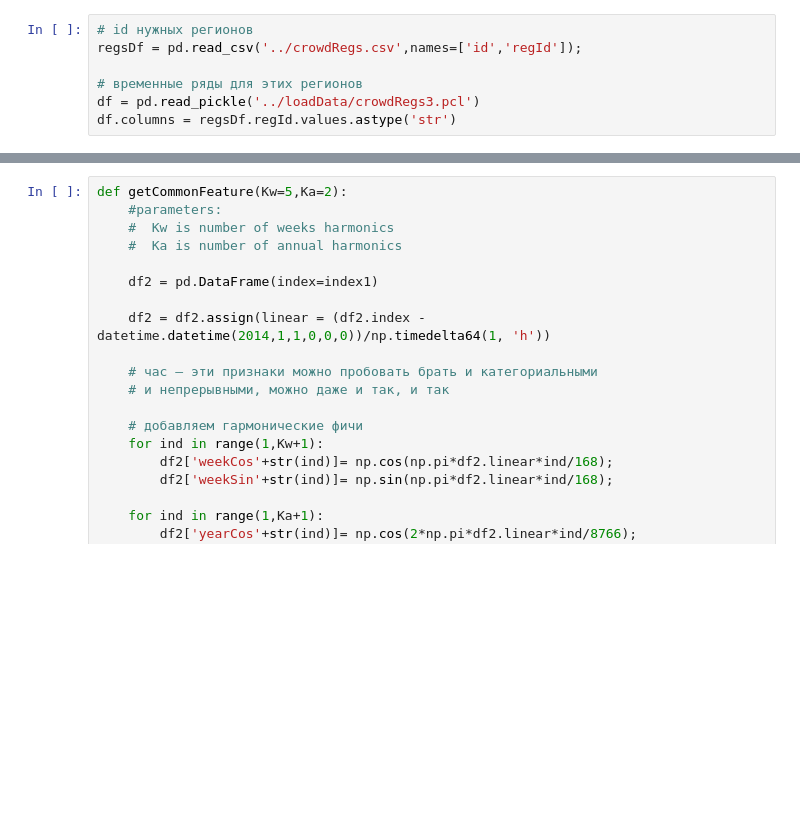
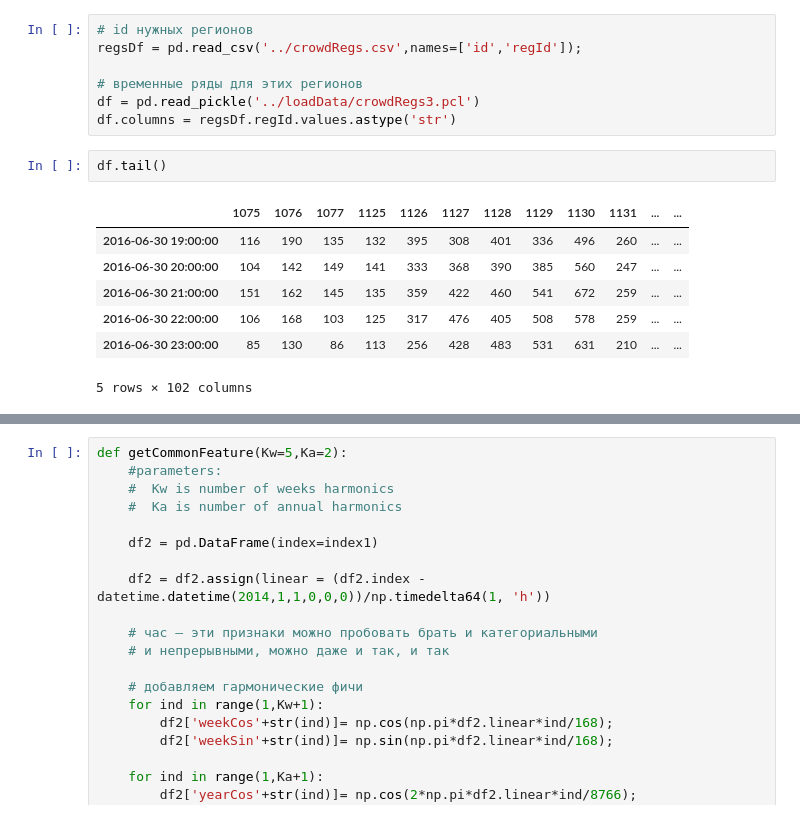
Before and after one commit to PhySci/projectNYtaxi, a Jupyter notebook: week5/week-5_load.ipynb, the cells around one changed output, grey strips where cells are left out. Drawn from its saved outputs; the diff is of its cells as text; blank space fills up the shorter version.

```diff
--- a/week5/week-5_load.ipynb
+++ b/week5/week-5_load.ipynb
@@ -70,4 +70,14 @@ regsDf = pd.read_csv('../crowdRegs.csv',names=['id','regId']);
 # временные ряды для этих регионов
 df = pd.read_pickle('../loadData/crowdRegs3.pcl')
 df.columns = regsDf.regId.values.astype('str')
+# %%
+df.tail()
+# %% [output]
+|  | 1075 | 1076 | 1077 | 1125 | 1126 | 1127 | 1128 | 1129 | 1130 | 1131 | ... | ... |
+| 2016-06-30 19:00:00 | 116 | 190 | 135 | 132 | 395 | 308 | 401 | 336 | 496 | 260 | ... | ... |
+| 2016-06-30 20:00:00 | 104 | 142 | 149 | 141 | 333 | 368 | 390 | 385 | 560 | 247 | ... | ... |
+| 2016-06-30 21:00:00 | 151 | 162 | 145 | 135 | 359 | 422 | 460 | 541 | 672 | 259 | ... | ... |
+| 2016-06-30 22:00:00 | 106 | 168 | 103 | 125 | 317 | 476 | 405 | 508 | 578 | 259 | ... | ... |
+| 2016-06-30 23:00:00 | 85 | 130 | 86 | 113 | 256 | 428 | 483 | 531 | 631 | 210 | ... | ... |
+5 rows × 102 columns
 # %%
```
Also changed, not shown: parts of 29 cells of this notebook, 1 other file.
